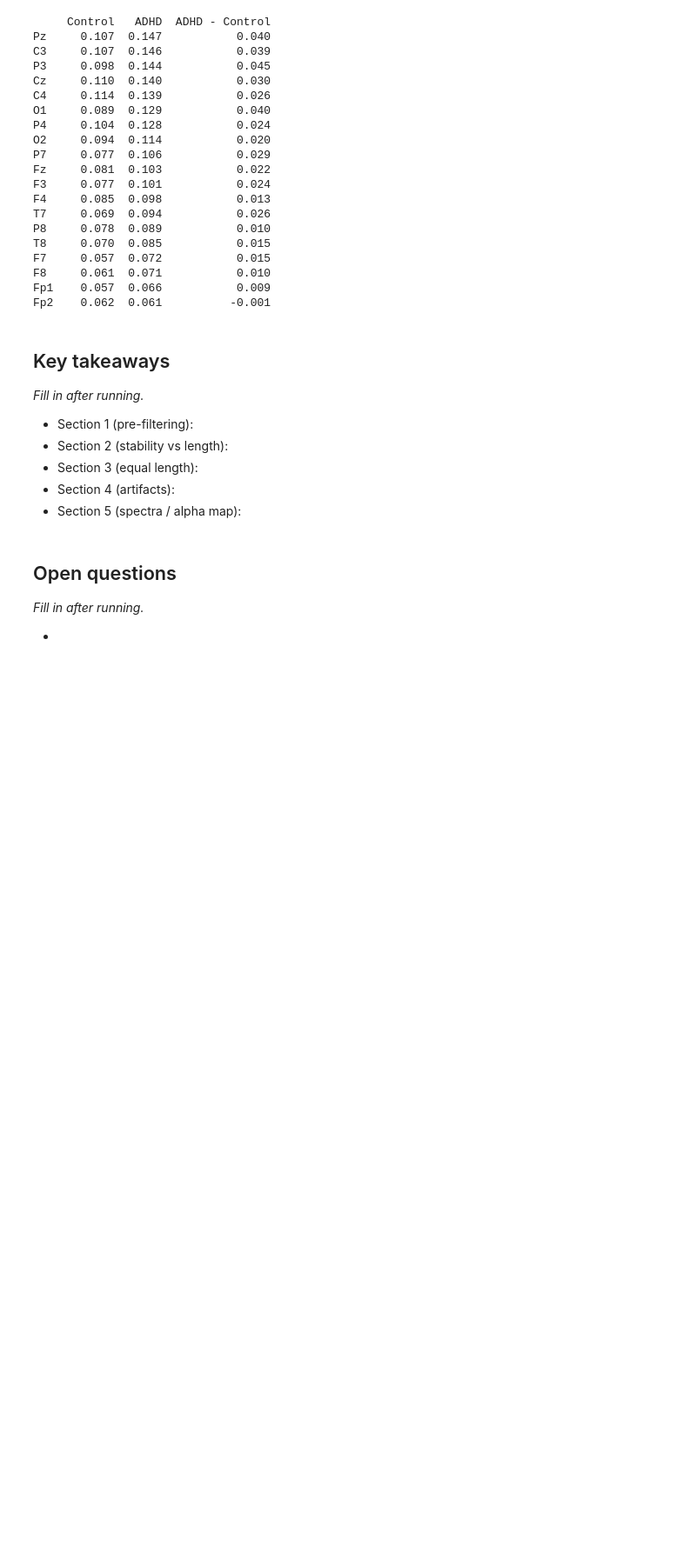
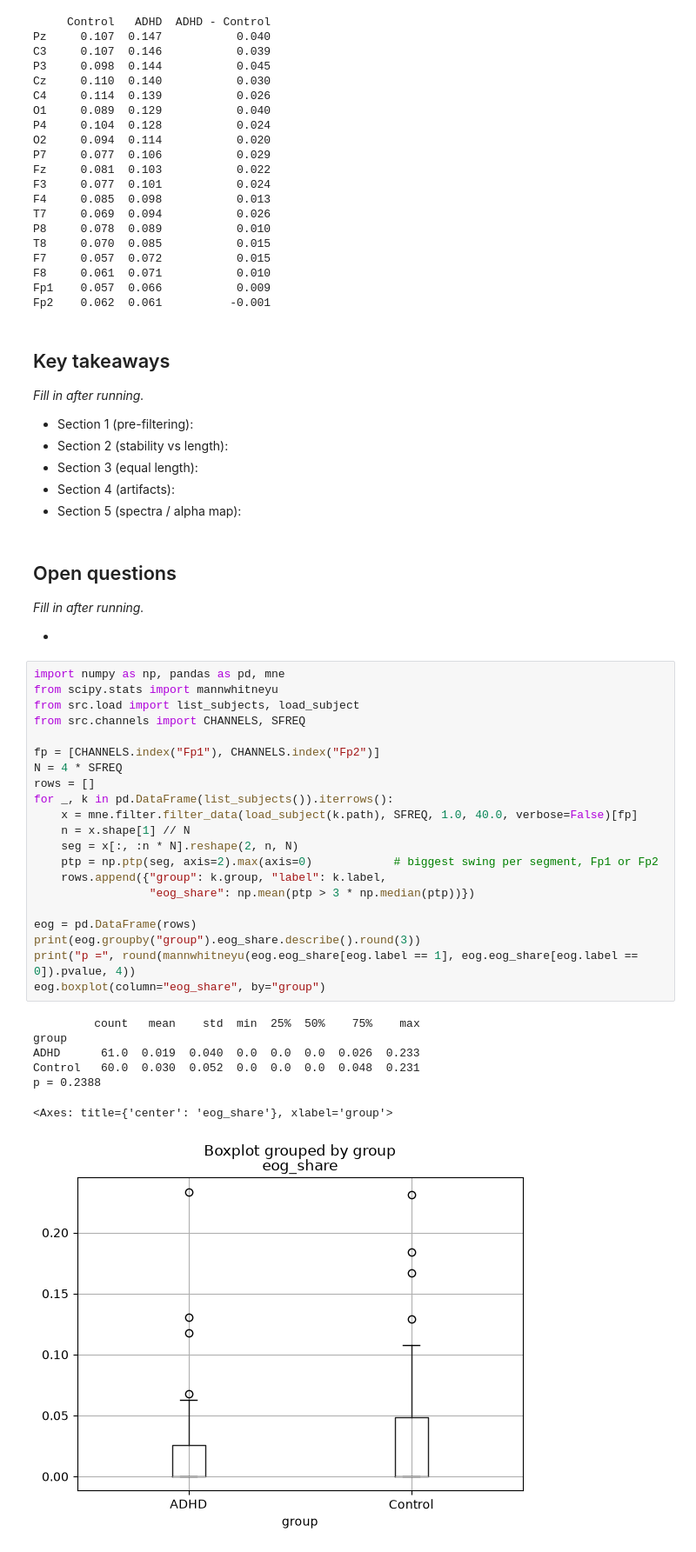
Before and after one commit to nitikaarajesh/eeg-adhd, a Jupyter notebook: notebooks/04_robustness_checks.ipynb, the cells around one changed output. Shown at 87% size. Cells and saved outputs as stored; diff of their text form; blank space fills up the shorter version.

```diff
--- a/notebooks/04_robustness_checks.ipynb
+++ b/notebooks/04_robustness_checks.ipynb
@@ -338,3 +338,32 @@ Fp2    0.062  0.061          -0.001
 *Fill in after running.*
 
 -
+# %%
+import numpy as np, pandas as pd, mne
+from scipy.stats import mannwhitneyu
+from src.load import list_subjects, load_subject
+from src.channels import CHANNELS, SFREQ
+
+fp = [CHANNELS.index("Fp1"), CHANNELS.index("Fp2")]
+N = 4 * SFREQ
+rows = []
+for _, k in pd.DataFrame(list_subjects()).iterrows():
+    x = mne.filter.filter_data(load_subject(k.path), SFREQ, 1.0, 40.0, verbose=False)[fp]
+    n = x.shape[1] // N
+    seg = x[:, :n * N].reshape(2, n, N)
+    ptp = np.ptp(seg, axis=2).max(axis=0)            # biggest swing per segment, Fp1 or Fp2
+    rows.append({"group": k.group, "label": k.label,
+                 "eog_share": np.mean(ptp > 3 * np.median(ptp))})
+
+eog = pd.DataFrame(rows)
+print(eog.groupby("group").eog_share.describe().round(3))
+print("p =", round(mannwhitneyu(eog.eog_share[eog.label == 1], eog.eog_share[eog.label == 0]).pvalue, 4))
+eog.boxplot(column="eog_share", by="group")
+# %% [output]
+         count   mean    std  min  25%  50%    75%    max
+group
+ADHD      61.0  0.019  0.040  0.0  0.0  0.0  0.026  0.233
+Control   60.0  0.030  0.052  0.0  0.0  0.0  0.048  0.231
+p = 0.2388
+<Axes: title={'center': 'eog_share'}, xlabel='group'>
+[figure, added]
```
Also changed, not shown: 6 other files.
